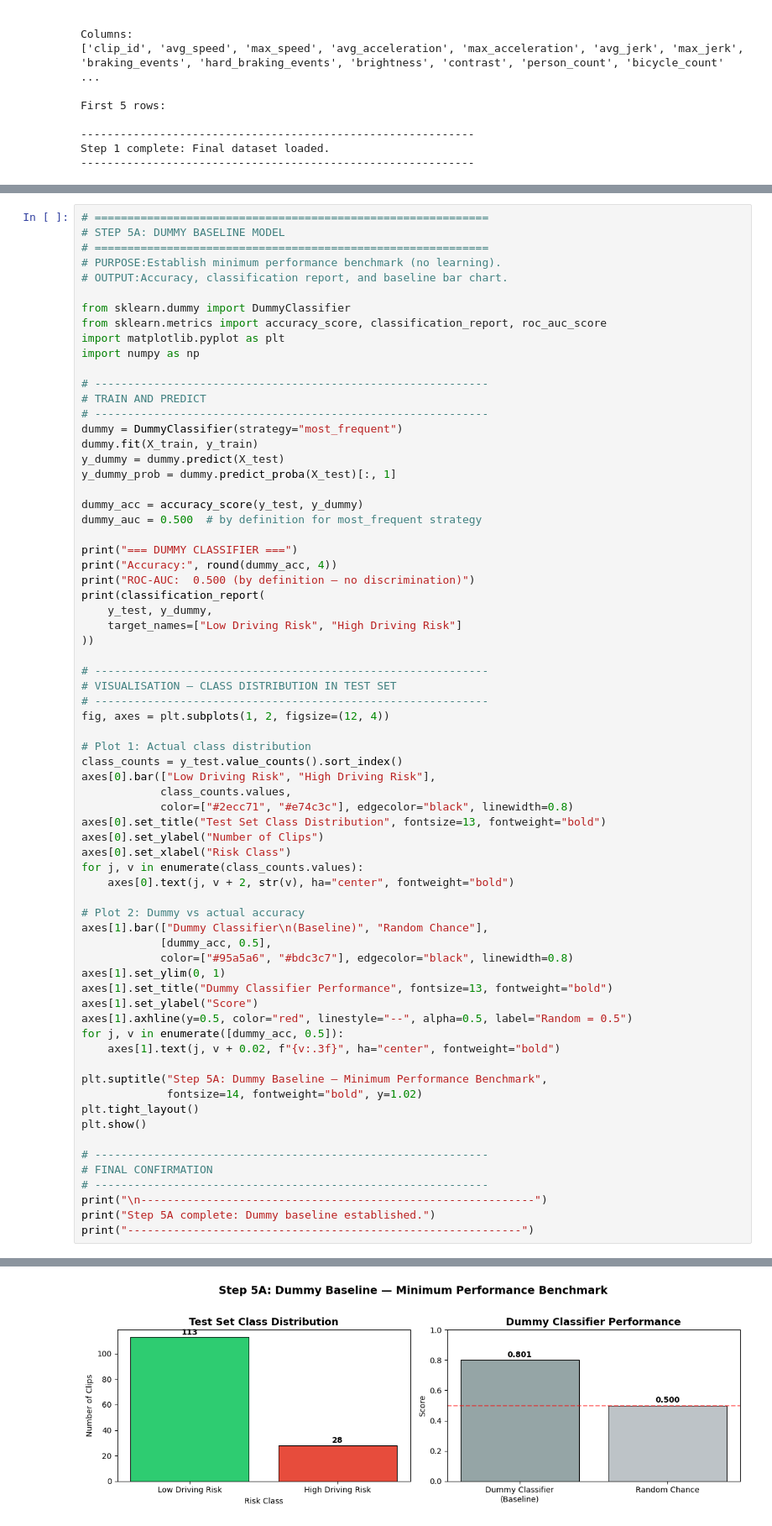
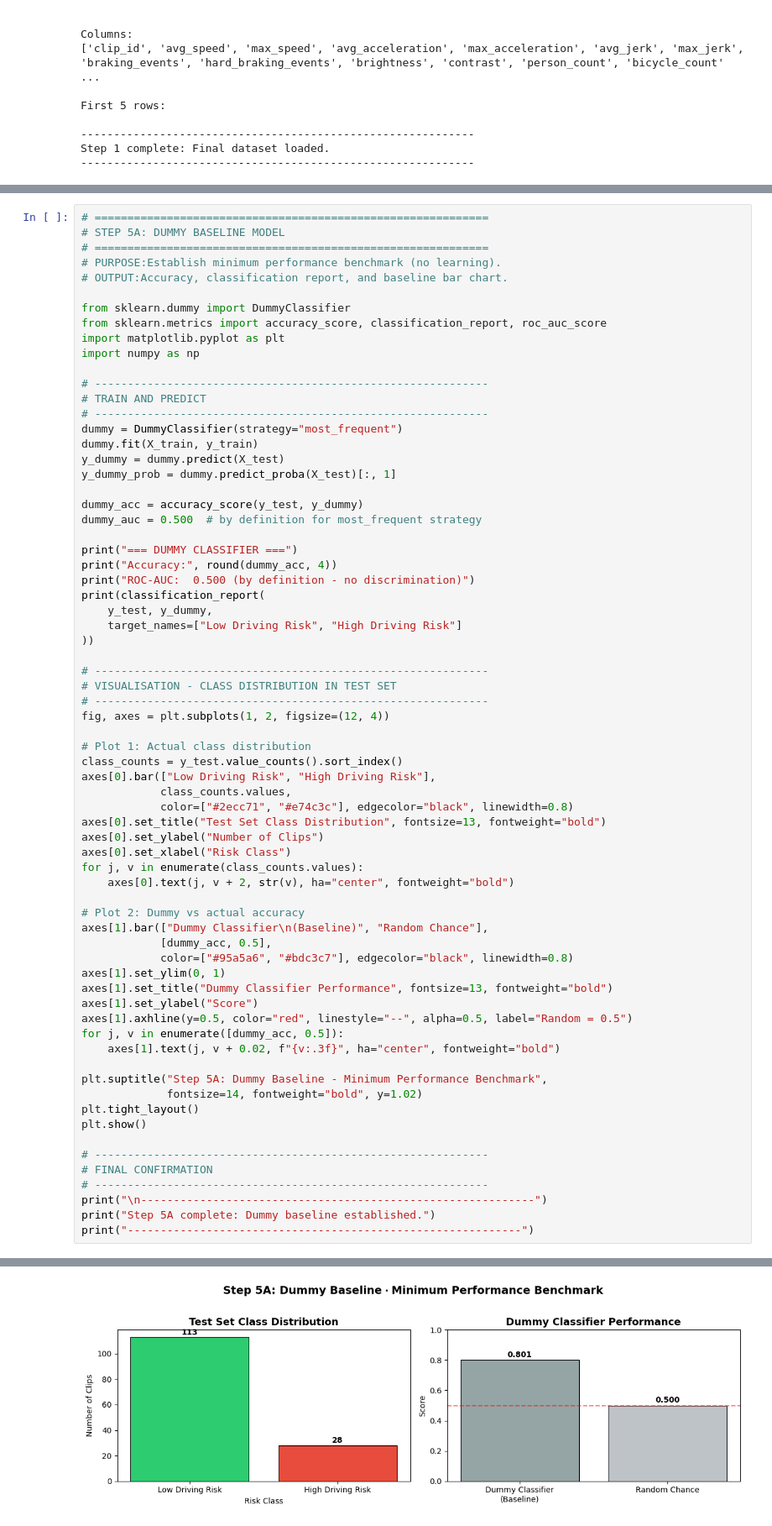
Before and after one commit to Nair-Shreyas/driving-risk-dissertation-archive, a Jupyter notebook: notebooks/5_modelling_and_evaluation.ipynb, the cells around one changed output, grey strips where cells are left out. Shown at 84% size. Saved outputs shown, nothing was run; the diff lists cells and outputs as text.

```diff
--- a/notebooks/5_modelling_and_evaluation.ipynb
+++ b/notebooks/5_modelling_and_evaluation.ipynb
@@ -1046,14 +1046,14 @@ dummy_auc = 0.500  # by definition for most_frequent strategy
 
 print("=== DUMMY CLASSIFIER ===")
 print("Accuracy:", round(dummy_acc, 4))
-print("ROC-AUC:  0.500 (by definition — no discrimination)")
+print("ROC-AUC:  0.500 (by definition - no discrimination)")
 print(classification_report(
     y_test, y_dummy,
     target_names=["Low Driving Risk", "High Driving Risk"]
 ))
 
 # ------------------------------------------------------------
-# VISUALISATION — CLASS DISTRIBUTION IN TEST SET
+# VISUALISATION - CLASS DISTRIBUTION IN TEST SET
 # ------------------------------------------------------------
 fig, axes = plt.subplots(1, 2, figsize=(12, 4))
 
@@ -1079,7 +1079,7 @@ axes[1].axhline(y=0.5, color="red", linestyle="--", alpha=0.5, label="Random = 0
 for j, v in enumerate([dummy_acc, 0.5]):
     axes[1].text(j, v + 0.02, f"{v:.3f}", ha="center", fontweight="bold")
 
-plt.suptitle("Step 5A: Dummy Baseline — Minimum Performance Benchmark",
+plt.suptitle("Step 5A: Dummy Baseline - Minimum Performance Benchmark",
              fontsize=14, fontweight="bold", y=1.02)
 plt.tight_layout()
 plt.show()
@@ -1097,12 +1097,12 @@ ROC-AUC:  0.500 (by definition — no discrimination)
                    precision    recall  f1-score   support
 
  Low Driving Risk       0.80      1.00      0.89       113
 High Driving Risk       0.00      0.00      0.00        28
 
          accuracy                           0.80       141
         macro avg       0.40      0.50      0.44       141
      weighted avg       0.64      0.80      0.71       141
-[figure, old version]
+[figure, new version]
 ------------------------------------------------------------
 Step 5A complete: Dummy baseline established.
 ------------------------------------------------------------
```
Also changed, not shown: parts of 26 cells of this notebook, 30 other files.
